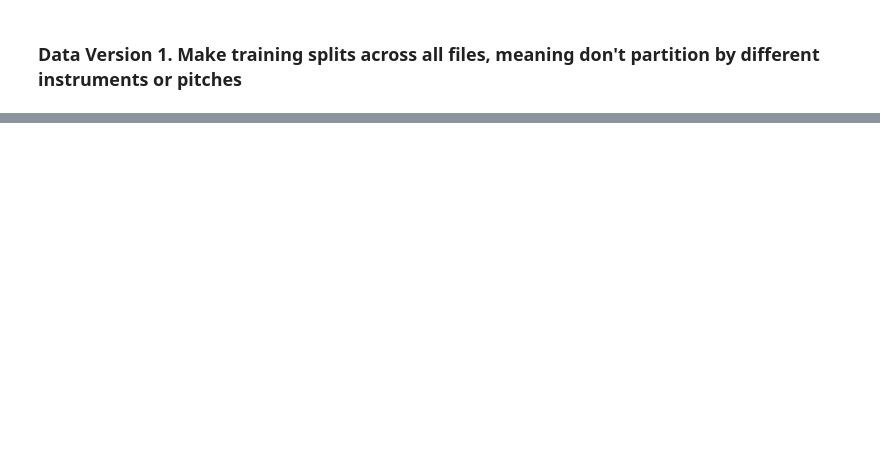
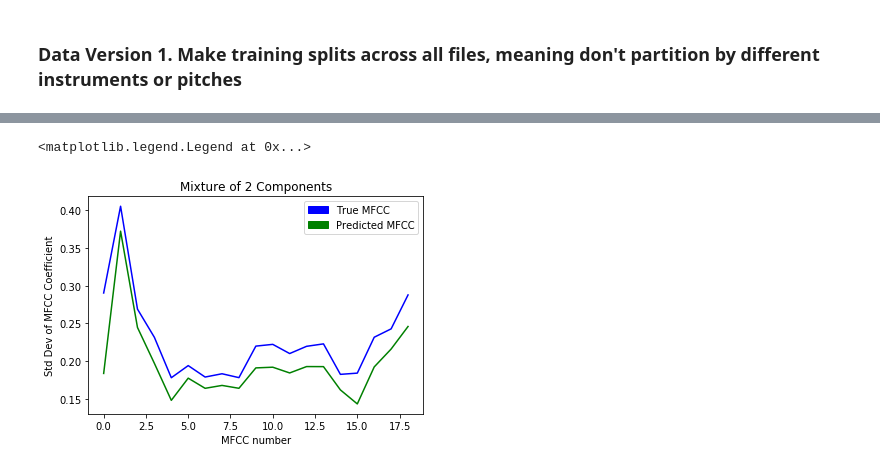
Before and after one commit to jrgillick/audio-feature-forecasting, a Jupyter notebook: src/Explore.ipynb, the cells around one changed output, grey strips where cells are left out. Saved outputs shown, nothing was run; the diff lists cells and outputs as text; code cells hidden in the pictures; blank space fills up the shorter version.

```diff
--- a/src/Explore.ipynb
+++ b/src/Explore.ipynb
@@ -110,0 +484,30 @@ test_files = all_wav_files[split_2:]
+# %%
+def get_file_rms(signal):
+    np.sqrt(np.dot(signal, signal))/len(signal)
+
+# Takes indices into a pre-computed list of fft's and returns those fft's
+def sum_component_ffts(fft_list, component_indices, normalize=True):
+    if normalize:
+        return librosa.util.normalize(np.sum([fft_list[i] for i in component_indices], axis=0))
+    else:
+        return np.sum([fft_list[i] for i in component_indices], axis=0)
+    # 1. Take the mean of each feature vector
+    # 2. take a weighted average of the feature vectors, weighted by the energy of the feature vector
+        # - remember to then normalize by the sum of the rms
+
+# Get all the errors for the Baseline method (sum of FFT's)
+def get_errors(true_mixture_ffts, predicted_ffts):
+    errors = []
+    for i in range(len(true_mixture_ffts)):
+        y_true = librosa.util.normalize(true_mixture_ffts[i])
+        y_pred = librosa.util.normalize(predicted_ffts[i])
+        errors.append(mean_squared_feature_distance(y_true, y_pred))
+    return errors
+
+# Inputs are a list of the precomputed component FFT's,
+# and a list of the identities of the mixture components
+def make_baseline_predictions(component_ffts, mixture_component_indices):
+    preds = []
+    for i in range(len(component_ffts)):
+        preds.append(sum_component_ffts(component_ffts, mixture_component_indices[i]))
+    return preds
@@ -110,0 +599,6 @@ test_files = all_wav_files[split_2:]
+# %%
+preds_20 = np.array(dev_mixture_datasets[20]['baseline_predicted_mix_mfccs'])
+true_20 = np.array(dev_mixture_datasets[20]['mix_mfccs'])
+
+preds_2 = np.array(dev_mixture_datasets[2]['baseline_predicted_mix_mfccs'])
+true_2 = np.array(dev_mixture_datasets[2]['mix_mfccs'])
@@ -110,0 +612,12 @@ test_files = all_wav_files[split_2:]
+# %%
+plt.title("Mixture of 2 Components")
+plt.xlabel("MFCC number")
+plt.ylabel("Std Dev of MFCC Coefficient")
+plt.plot(np.std(true_2, axis=0), c='b')
+_ = plt.plot(np.std(preds_2, axis=0), c='g')
+
+handles = [mpatches.Patch(color='b',label='True MFCC'),mpatches.Patch(color='g',label='Predicted MFCC')] #for i, t in enumerate(list(set(descriptor_list)))]
+plt.legend(bbox_to_anchor=(1, 1),handles=handles)
+# %% [output]
+<matplotlib.legend.Legend at 0x...>
+[figure, added]
```
Also changed, not shown: parts of 78 cells of this notebook.
